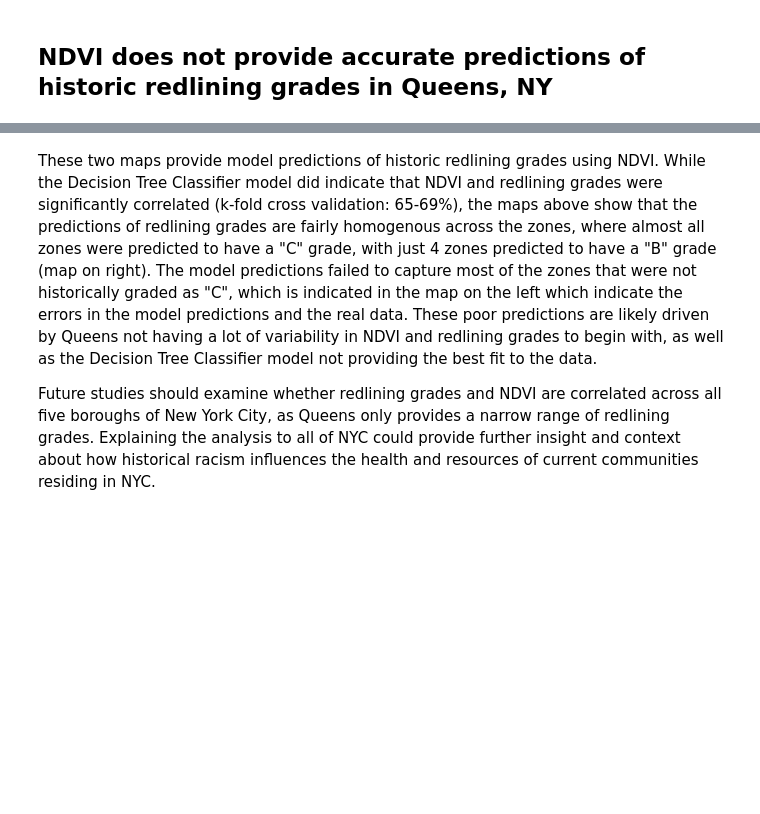
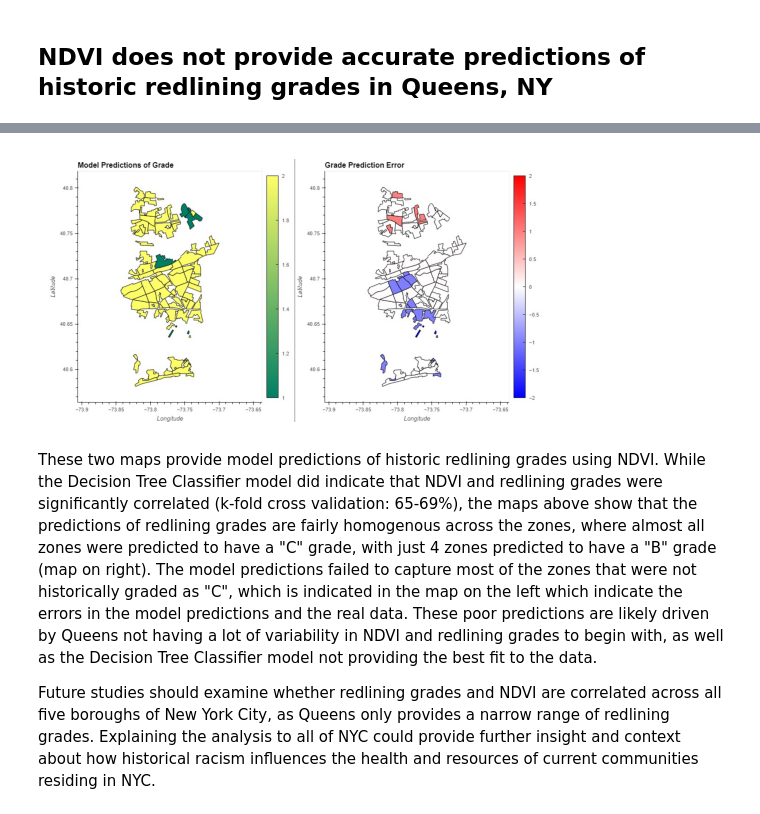
Before and after one commit to earthlab-education/fundamentals-04-redlining-annaposlednik, a Jupyter notebook: notebooks/Queens-redlining.ipynb, the cells around one changed output, grey strips where cells are left out. Saved outputs shown, nothing was run; the diff lists cells and outputs as text; code cells hidden in the pictures; blank space fills up the shorter version.

```diff
--- a/notebooks/Queens-redlining.ipynb
+++ b/notebooks/Queens-redlining.ipynb
@@ -43,3 +46,10 @@ These two maps show NDVI (left, green) and historic redlining grades (right, blu
+# %%
+img2 = mpimg.imread('fig2.jpg')
+imgplot = plt.imshow(img2)
+plt.axis('off')
+plt.show()
+# %% [output]
+[figure, added]
 # %% [markdown]
 These two maps provide model predictions of historic redlining grades using NDVI. While the Decision Tree Classifier model did indicate that NDVI and redlining grades were significantly correlated (k-fold cross validation: 65-69%), the maps above show that the predictions of redlining grades are fairly homogenous across the zones, where almost all zones were predicted to have a "C" grade, with just 4 zones predicted to have a "B" grade (map on right). The model predictions failed to capture most of the zones that were not historically graded as "C", which is indicated in the map on the left which indicate the errors in the model predictions and the real data. These poor predictions are likely driven by Queens not having a lot of variability in NDVI and redlining grades to begin with, as well as the Decision Tree Classifier model not providing the best fit to the data.
 
```
Also changed, not shown: parts of 3 cells of this notebook, 3 other files.
